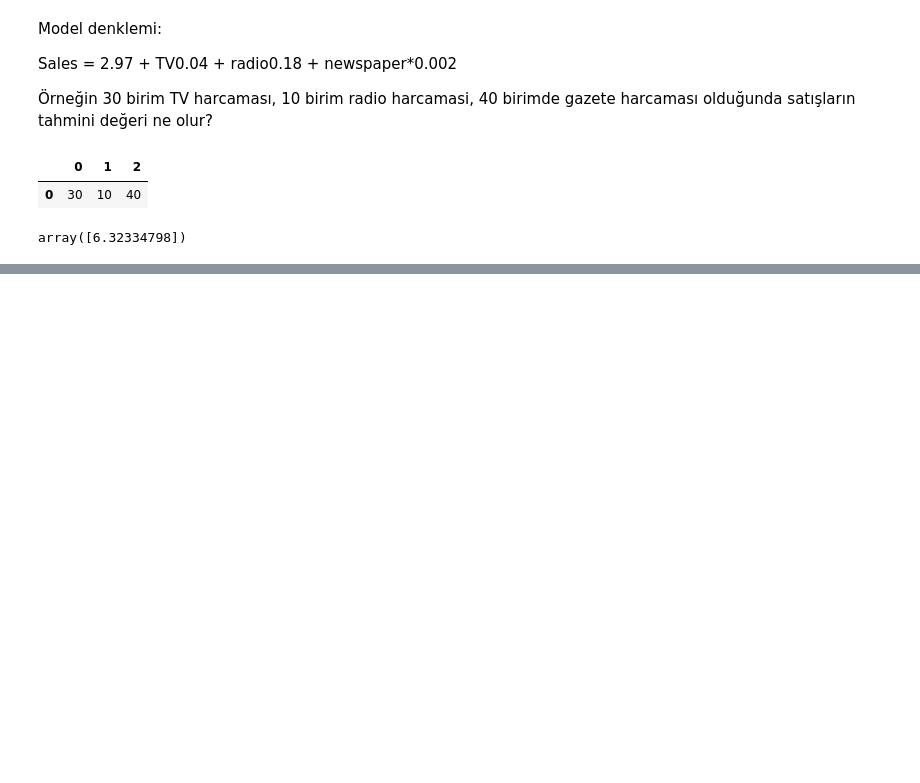
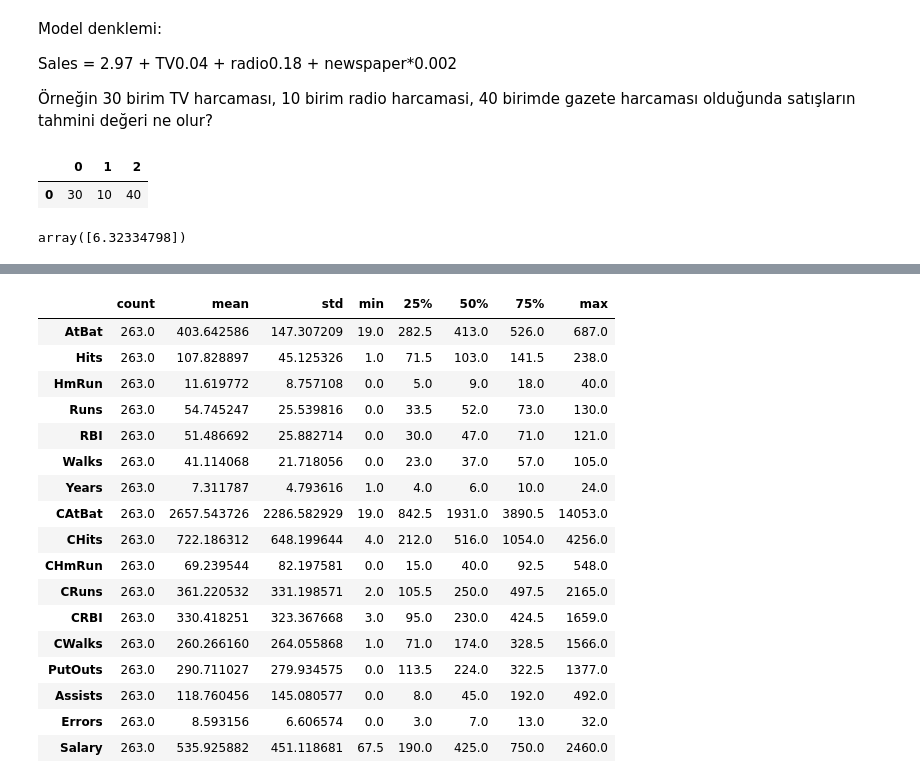
Before and after one commit to Alihanesentas/ML-Learning, a Jupyter notebook: LinearRegressionsandTheseCousins.ipynb, the cells around one changed output, grey strips where cells are left out. Saved outputs shown, nothing was run; the diff lists cells and outputs as text; code cells hidden in the pictures; blank space fills up the shorter version.

```diff
--- a/LinearRegressionsandTheseCousins.ipynb
+++ b/LinearRegressionsandTheseCousins.ipynb
@@ -504,0 +543,7 @@ rmse = np.sqrt(mean_squared_error(y_test,model.predict(X_test)))
+# %%
+import pandas as pd
+import numpy as np
+hit = pd.read_csv("Hitters.csv")
+df = hit.copy()
+df.dropna(inplace=True)
+df.head()
@@ -504,0 +577,21 @@ rmse = np.sqrt(mean_squared_error(y_test,model.predict(X_test)))
+# %%
+df.describe().T
+# %% [output]
+|  | count | mean | std | min | 25% | 50% | 75% | max |
+| AtBat | 263.0 | 403.642586 | 147.307209 | 19.0 | 282.5 | 413.0 | 526.0 | 687.0 |
+| Hits | 263.0 | 107.828897 | 45.125326 | 1.0 | 71.5 | 103.0 | 141.5 | 238.0 |
+| HmRun | 263.0 | 11.619772 | 8.757108 | 0.0 | 5.0 | 9.0 | 18.0 | 40.0 |
+| Runs | 263.0 | 54.745247 | 25.539816 | 0.0 | 33.5 | 52.0 | 73.0 | 130.0 |
+| RBI | 263.0 | 51.486692 | 25.882714 | 0.0 | 30.0 | 47.0 | 71.0 | 121.0 |
+| Walks | 263.0 | 41.114068 | 21.718056 | 0.0 | 23.0 | 37.0 | 57.0 | 105.0 |
+| Years | 263.0 | 7.311787 | 4.793616 | 1.0 | 4.0 | 6.0 | 10.0 | 24.0 |
+| CAtBat | 263.0 | 2657.543726 | 2286.582929 | 19.0 | 842.5 | 1931.0 | 3890.5 | 14053.0 |
+| CHits | 263.0 | 722.186312 | 648.199644 | 4.0 | 212.0 | 516.0 | 1054.0 | 4256.0 |
+| CHmRun | 263.0 | 69.239544 | 82.197581 | 0.0 | 15.0 | 40.0 | 92.5 | 548.0 |
+| CRuns | 263.0 | 361.220532 | 331.198571 | 2.0 | 105.5 | 250.0 | 497.5 | 2165.0 |
+| CRBI | 263.0 | 330.418251 | 323.367668 | 3.0 | 95.0 | 230.0 | 424.5 | 1659.0 |
+| CWalks | 263.0 | 260.266160 | 264.055868 | 1.0 | 71.0 | 174.0 | 328.5 | 1566.0 |
+| PutOuts | 263.0 | 290.711027 | 279.934575 | 0.0 | 113.5 | 224.0 | 322.5 | 1377.0 |
+| Assists | 263.0 | 118.760456 | 145.080577 | 0.0 | 8.0 | 45.0 | 192.0 | 492.0 |
+| Errors | 263.0 | 8.593156 | 6.606574 | 0.0 | 3.0 | 7.0 | 13.0 | 32.0 |
+| Salary | 263.0 | 535.925882 | 451.118681 | 67.5 | 190.0 | 425.0 | 750.0 | 2460.0 |
```
Also changed, not shown: parts of 27 cells of this notebook.
